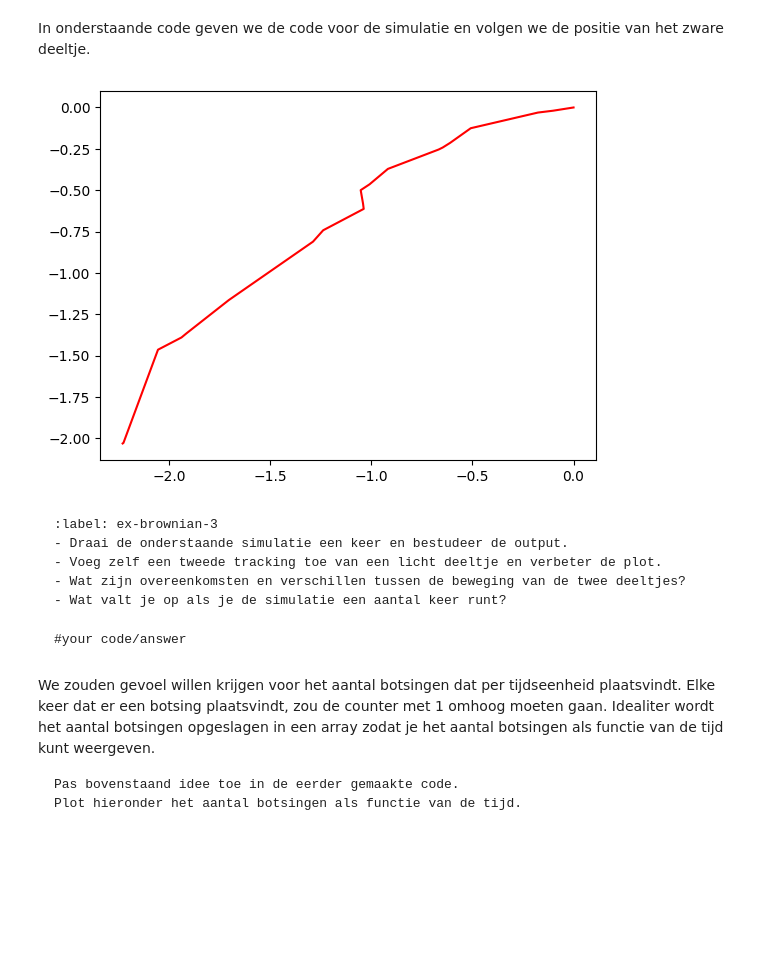
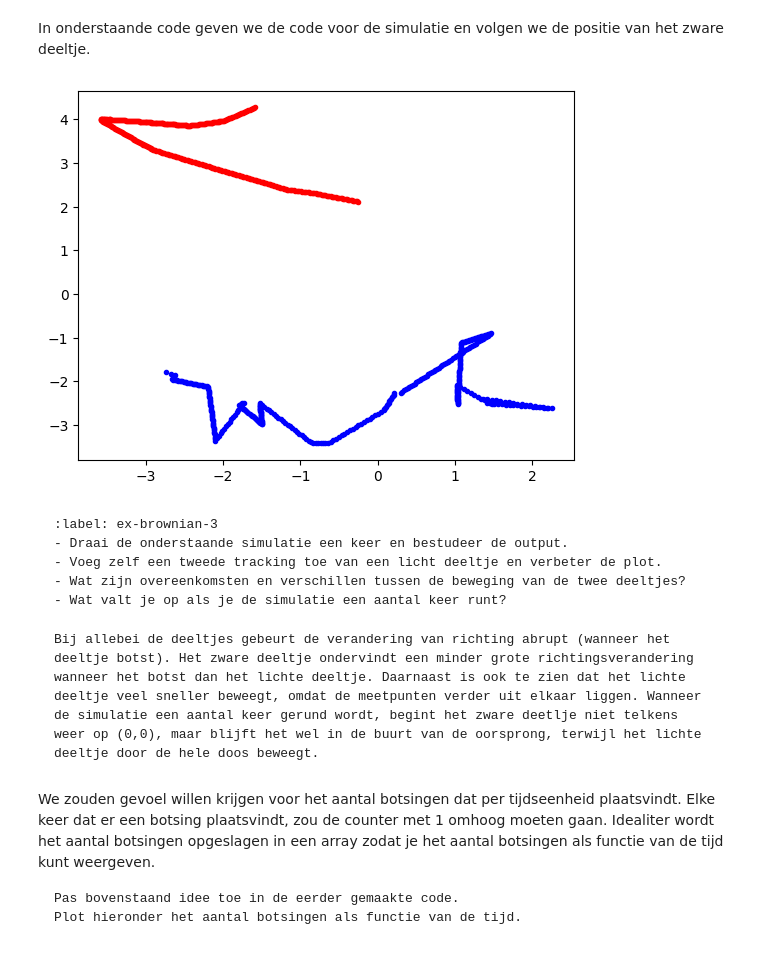
Before and after one commit to MatthiasGrablowitz/-Groepsnaam18-, a Jupyter notebook: Content/PySim/4_brownianmotion.ipynb, the cells around one changed output. Saved outputs shown, nothing was run; the diff lists cells and outputs as text; code cells hidden in the pictures; blank space fills up the shorter version.

````diff
--- a/Content/PySim/4_brownianmotion.ipynb
+++ b/Content/PySim/4_brownianmotion.ipynb
@@ -123,6 +123,8 @@ De code geeft elk deeltje een vector die de richting en grootte van de snelheid
 We gaan nu de functies van de simulatie weer aanroepen:
 # %%
 # Het bepalen of er een botsing plaats vindt
+
+coll_array = []
 def collide_detection(self, other):
     dx = self.r[0] - other.r[0]
     dy = self.r[1] - other.r[1]
@@ -149,46 +151,51 @@ def handle_collisions(particles):
 #your code/answer
     """ alle onderlinge botsingen afhandelen voor deeltjes in lijst """
     num_particles = len(particles)
+    coll_counter = 0
     for i in range(num_particles):
         for j in range(i+1, num_particles):
             if collide_detection(particles[i], particles[j]):
+                coll_counter += 1
                 particle_collision(particles[i], particles[j])
+    return coll_counter
 #your code/answer
 # %% [markdown]
 In onderstaande code geven we de code voor de simulatie en volgen we de positie van het zware deeltje.
 # %%
 # tracken van het zware deeltje
 track_x = []
 track_y = []
-
+track_x2 = []
+track_y2 = []
 #your code/answer
 
 #your code/answer
 
 #your code/answer
 
 for i in range(400):
 #your code/answer
 
     for p in particles:
         p.update_position()    # Update positie
-        p.boxcollision()         # Wandbotsing werkt per deeltje
-
-    handle_collisions(particles)
-
+        p.boxcollision()    # Wandbotsing werkt per deeltje
+    coll_counter =  handle_collisions(particles)
+    coll_array.append(coll_counter)
 #your code/answer
 
     track_x.append(particles[N-1].r[0])
     track_y.append(particles[N-1].r[1])
-
+    track_x2.append(particles[0].r[0])
+    track_y2.append(particles[0].r[1])
 #your code/answer
 
 plt.figure()
-plt.plot(track_x,track_y,'r')
+plt.plot(track_x,track_y,'r.')
+plt.plot(track_x2,track_y2,'b.')
 #your code/answer
 plt.show()
 # %% [output]
-[figure, old version]
+[figure, new version]
 # %% [markdown]
 ```{exercise} Brownian motion in beeld
 :label: ex-brownian-3
@@ -199,7 +206,7 @@ plt.show()
 ```
 
 ```{solution} ex-brownian-3
-#your code/answer
+Bij allebei de deeltjes gebeurt de verandering van richting abrupt (wanneer het deeltje botst). Het zware deeltje ondervindt een minder grote richtingsverandering wanneer het botst dan het lichte deeltje. Daarnaast is ook te zien dat het lichte deeltje veel sneller beweegt, omdat de meetpunten verder uit elkaar liggen. Wanneer de simulatie een aantal keer gerund wordt, begint het zware deetlje niet telkens weer op (0,0), maar blijft het wel in de buurt van de oorsprong, terwijl het lichte deeltje door de hele doos beweegt.
 ```
 # %% [markdown]
 We zouden gevoel willen krijgen voor het aantal botsingen dat per tijdseenheid plaatsvindt.
````
Also changed, not shown: parts of 2 cells of this notebook.
